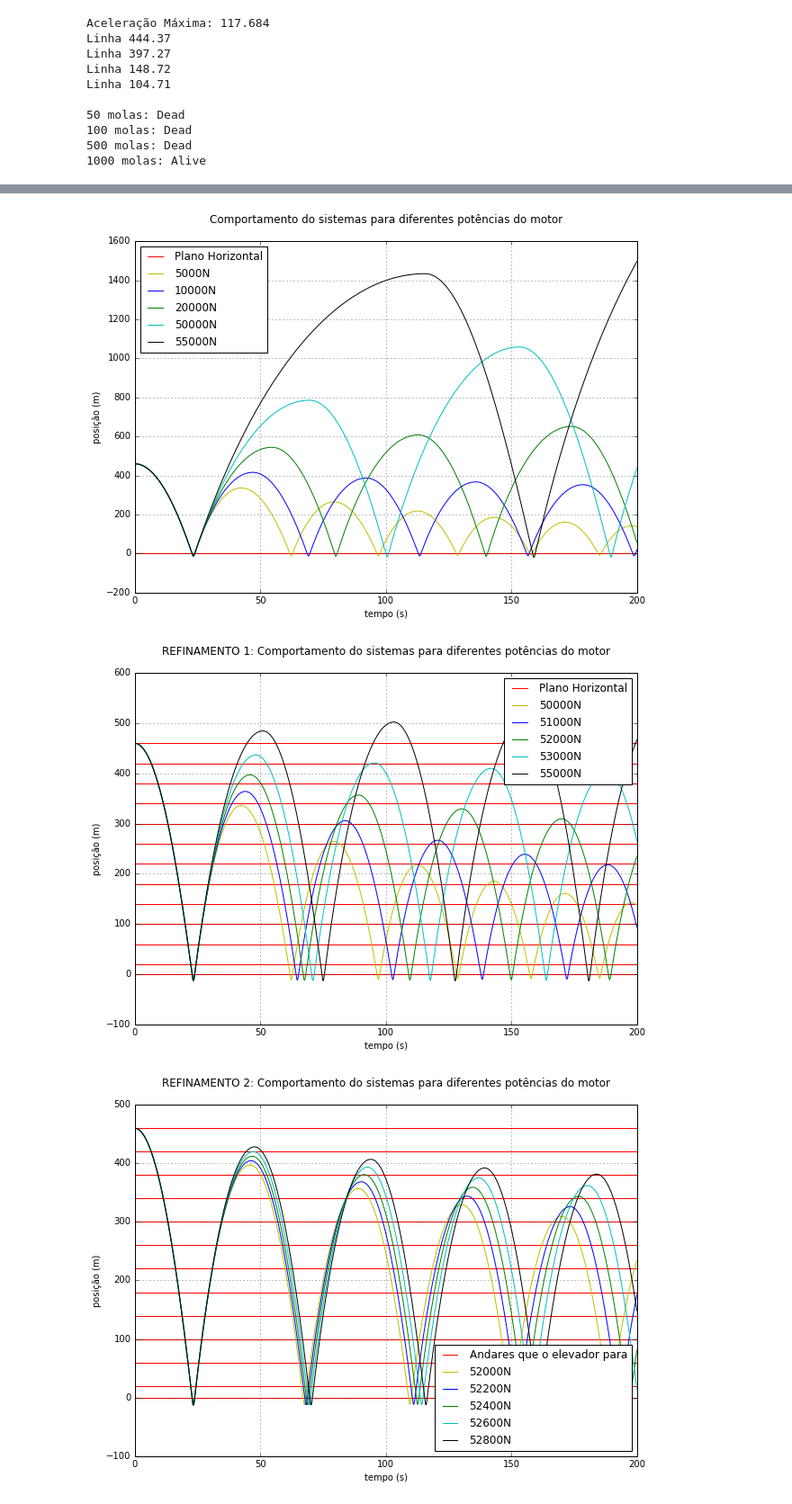
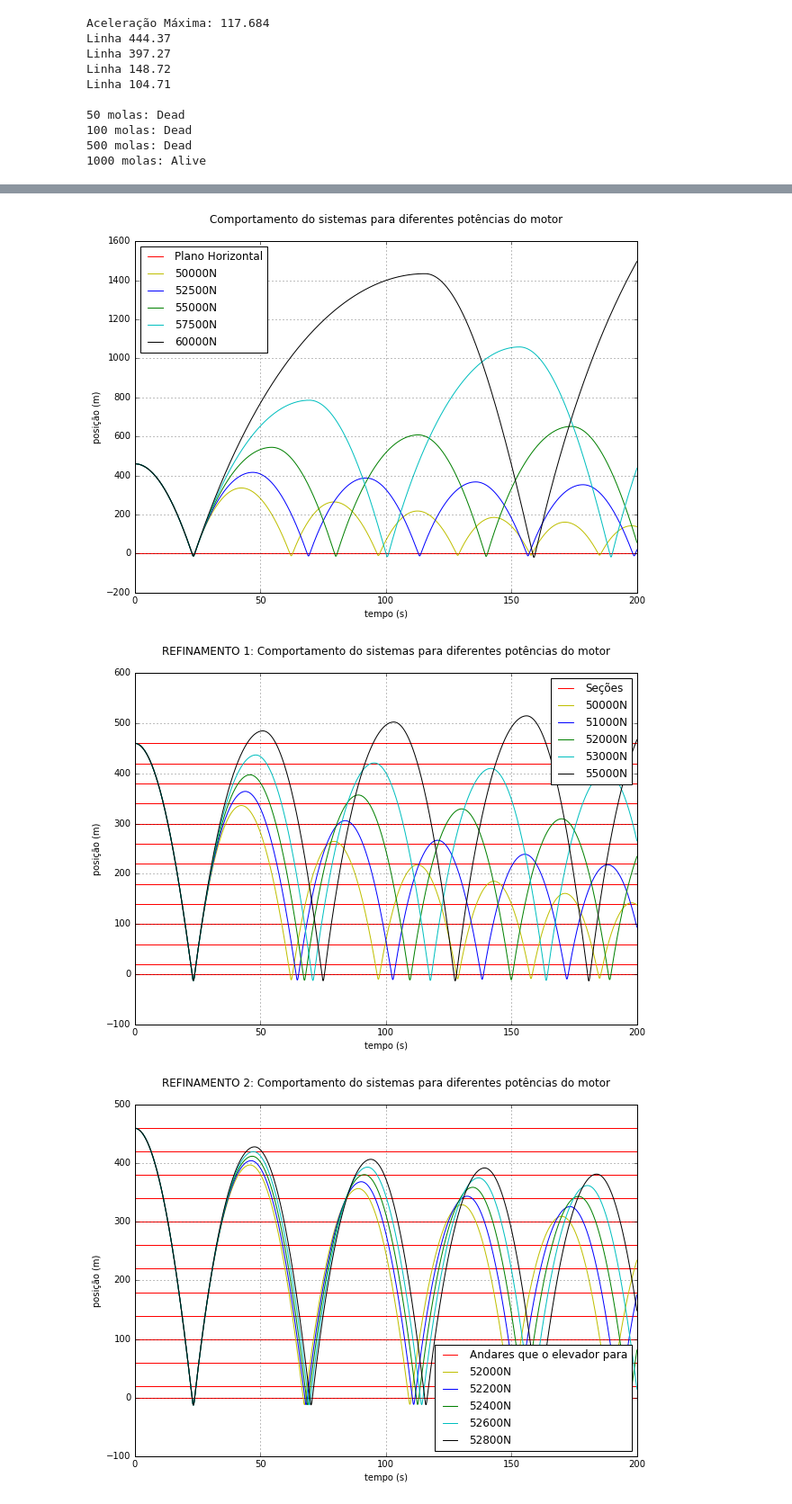
Before and after one commit to lucasfontenla/ProjetoFinal_Elevadores, a Jupyter notebook: ModsimFinal_Elevadores.ipynb, the cells around one changed output, grey strips where cells are left out. Shown at 90% size. Saved outputs shown, nothing was run; the diff lists cells and outputs as text; code cells hidden in the pictures.

```diff
--- a/ModsimFinal_Elevadores.ipynb
+++ b/ModsimFinal_Elevadores.ipynb
@@ -527,11 +496,11 @@ for Fm_subida in [50000, 52500, 55000, 57500, 60000]:
 
 plt.figure(figsize=(10, 7))
 plt.plot([0, 200], [0, 0], 'r', label='Plano Horizontal')
-plt.plot(lista_tempo, E[0][:,0], 'y', label='5000N')
-plt.plot(lista_tempo, E[1][:,0], 'b', label='10000N')
-plt.plot(lista_tempo, E[2][:,0], 'g', label='20000N')
-plt.plot(lista_tempo, E[3][:,0], 'c', label='50000N')
-plt.plot(lista_tempo, E[4][:,0], 'black', label='55000N')
+plt.plot(lista_tempo, E[0][:,0], 'y', label='50000N')
+plt.plot(lista_tempo, E[1][:,0], 'b', label='52500N')
+plt.plot(lista_tempo, E[2][:,0], 'g', label='55000N')
+plt.plot(lista_tempo, E[3][:,0], 'c', label='57500N')
+plt.plot(lista_tempo, E[4][:,0], 'black', label='60000N')
 plt.legend(loc='best')
 plt.xlabel('tempo (s)')
 plt.ylabel('posição (m)')
@@ -549,35 +518,35 @@ for Fm_subida in [50000, 51000, 52000, 53000, 54000]:
     Fundo = L0Mola
     E.append(odeint(Derivadas2, L, lista_tempo, args=(Melevador, Mpessoas, g, p, Ca, A, Fm_descida, Fm_subida, L0Mola, KMola, Fundo)))
     Aceleracoes.append(Aceleracao)
 
 plt.figure(figsize=(10, 7))
 plt.plot([0, 200], [460, 460], 'r')
 plt.plot([0, 200], [420, 420], 'r')
 plt.plot([0, 200], [380, 380], 'r')
 plt.plot([0, 200], [340, 340], 'r')
 plt.plot([0, 200], [300, 300], 'r')
 plt.plot([0, 200], [260, 260], 'r')
 plt.plot([0, 200], [220, 220], 'r')
 plt.plot([0, 200], [180, 180], 'r')
 plt.plot([0, 200], [140, 140], 'r')
 plt.plot([0, 200], [100, 100], 'r')
 plt.plot([0, 200], [60, 60], 'r')
 plt.plot([0, 200], [20, 20], 'r')
-plt.plot([0, 200], [0, 0], 'r', label='Plano Horizontal')
+plt.plot([0, 200], [0, 0], 'r', label='Seções')
 plt.plot(lista_tempo, E[0][:,0], 'y', label='50000N')
 plt.plot(lista_tempo, E[1][:,0], 'b', label='51000N')
 plt.plot(lista_tempo, E[2][:,0], 'g', label='52000N')
 plt.plot(lista_tempo, E[3][:,0], 'c', label='53000N')
 plt.plot(lista_tempo, E[4][:,0], 'black', label='55000N')
 plt.legend(loc='best')
 plt.xlabel('tempo (s)')
 plt.ylabel('posição (m)')
 plt.title('REFINAMENTO 1: Comportamento do sistemas para diferentes potências do motor\n'.format(Fm))
 plt.grid()
 plt.show()
 # %% [output]
 [figure]
-[figure, old version]
+[figure, new version]
 # %%
 #REFINANDO OS RESULTADOS (MAIS UMA VEZ)----------------------------------------------------------------------------------------------
 #FM_SUBIDA entre 52000 e 53000
```
Also changed, not shown: parts of 7 cells of this notebook, 13 other files.
